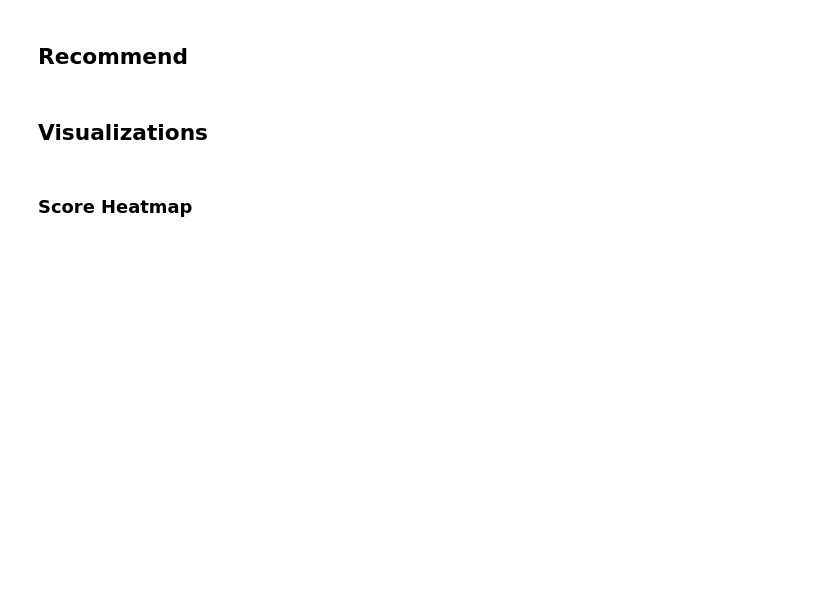
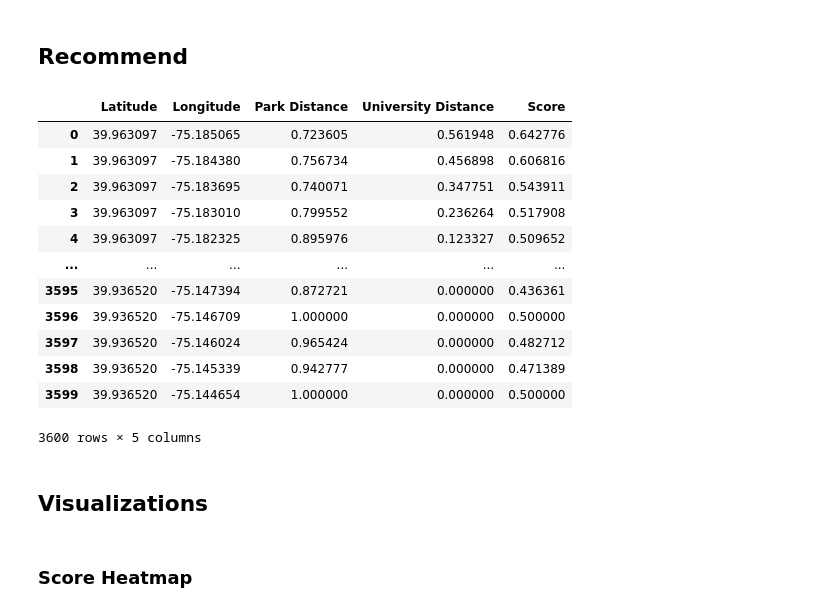
Before and after one commit to PhilippPeron/applied-data-science, a Jupyter notebook: coffeeshop-location-recommender.ipynb, the cells around one changed output. Saved outputs shown, nothing was run; the diff lists cells and outputs as text; code cells hidden in the pictures; blank space fills up the shorter version.

Commit message:
Coordinate grid

```diff
--- a/coffeeshop-location-recommender.ipynb
+++ b/coffeeshop-location-recommender.ipynb
@@ -162,8 +156,41 @@ def create_coordinate_grip(top_left_coords, bottom_right_coords, )
+# %%
+def create_coordinate_grid(top_left_lat, top_left_lon, hor_dist=1000, hor_res=500, ver_dist=1000, ver_res=500):
+    """Create a coordinate grip.
+
+    Approximations: 1 degree of latitude corresponds to 111km and 1 degree of longitude corresponds to 73km."""
+    x = np.arange(0, hor_dist, hor_res)
+    y = np.arange(0, ver_dist, ver_res)
+    lon_grid, lat_grid = np.meshgrid(x, y)
+    lon_grid = lon_grid * 1/73000
+    lat_grid = lat_grid * 1/111000
+    lon_grid = top_left_lon + lon_grid
+    lat_grid = top_left_lat - lat_grid
+    return pd.DataFrame({'Latitude': lat_grid.flatten(), 'Longitude':lon_grid.flatten()})
 # %%
 # Coordinates for which the score is to be calculated
-coordinates = pd.DataFrame([[40.051854, -75.047369]], columns=["Latitude", "Longitude"])
+#coordinates = pd.DataFrame([[40.051854, -75.047369]], columns=["Latitude", "Longitude"])
+coordinates = create_coordinate_grid(
+    top_left_lat=39.963097,
+    top_left_lon=-75.185065,
+    hor_dist=3000, hor_res=50,
+    ver_dist=3000, ver_res=50
+)
 score_df = calculate_score(coordinates)
 score_df
+# %% [output]
+|  | Latitude | Longitude | Park Distance | University Distance | Score |
+| 0 | 39.963097 | -75.185065 | 0.723605 | 0.561948 | 0.642776 |
+| 1 | 39.963097 | -75.184380 | 0.756734 | 0.456898 | 0.606816 |
+| 2 | 39.963097 | -75.183695 | 0.740071 | 0.347751 | 0.543911 |
+| 3 | 39.963097 | -75.183010 | 0.799552 | 0.236264 | 0.517908 |
+| 4 | 39.963097 | -75.182325 | 0.895976 | 0.123327 | 0.509652 |
+| ... | ... | ... | ... | ... | ... |
+| 3595 | 39.936520 | -75.147394 | 0.872721 | 0.000000 | 0.436361 |
+| 3596 | 39.936520 | -75.146709 | 1.000000 | 0.000000 | 0.500000 |
+| 3597 | 39.936520 | -75.146024 | 0.965424 | 0.000000 | 0.482712 |
+| 3598 | 39.936520 | -75.145339 | 0.942777 | 0.000000 | 0.471389 |
+| 3599 | 39.936520 | -75.144654 | 1.000000 | 0.000000 | 0.500000 |
+3600 rows × 5 columns
 # %% [markdown]
 ## Visualizations
 # %% [markdown]
```
Also changed, not shown: parts of 7 cells of this notebook.
